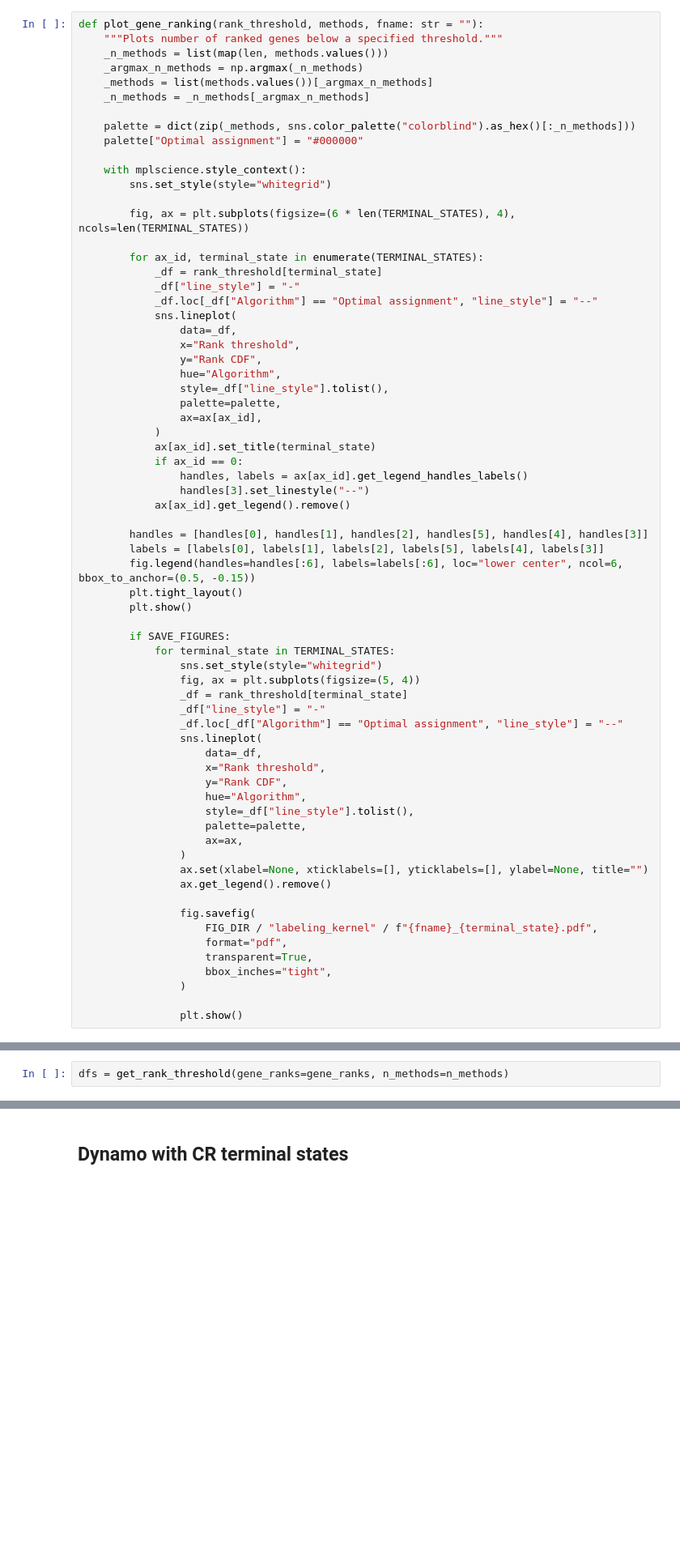
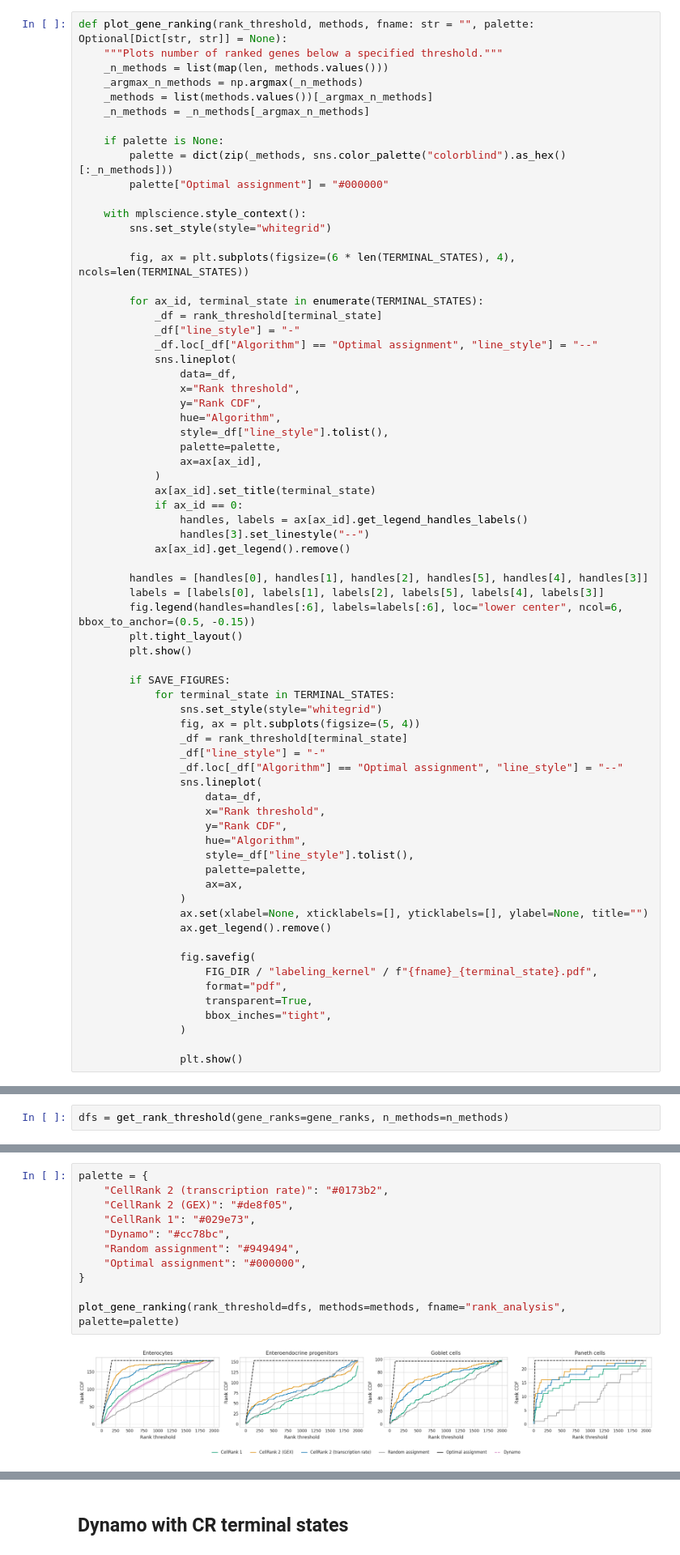
Before and after one commit to theislab/cellrank2_reproducibility, a Jupyter notebook: _sources/labeling_kernel/method_comparison.ipynb, the cells around one changed output, grey strips where cells are left out. Shown: that part at 81% size. Cells and saved outputs as stored; diff of their text form; blank space fills up the shorter version.

```diff
--- a/_sources/labeling_kernel/method_comparison.ipynb
+++ b/_sources/labeling_kernel/method_comparison.ipynb
@@ -150,15 +159,16 @@ def get_rank_threshold(gene_ranks, n_methods):
             dfs[terminal_state]["Rank threshold"] = np.concatenate([rank_threshold] * n_methods[terminal_state])
     return dfs
 # %%
-def plot_gene_ranking(rank_threshold, methods, fname: str = ""):
+def plot_gene_ranking(rank_threshold, methods, fname: str = "", palette: Optional[Dict[str, str]] = None):
     """Plots number of ranked genes below a specified threshold."""
     _n_methods = list(map(len, methods.values()))
     _argmax_n_methods = np.argmax(_n_methods)
     _methods = list(methods.values())[_argmax_n_methods]
     _n_methods = _n_methods[_argmax_n_methods]
 
-    palette = dict(zip(_methods, sns.color_palette("colorblind").as_hex()[:_n_methods]))
-    palette["Optimal assignment"] = "#000000"
+    if palette is None:
+        palette = dict(zip(_methods, sns.color_palette("colorblind").as_hex()[:_n_methods]))
+        palette["Optimal assignment"] = "#000000"
 
     with mplscience.style_context():
         sns.set_style(style="whitegrid")
@@ -299,3 +305,16 @@ plot_gene_ranking(rank_threshold=dfs, methods=methods, fname="rank_analysis")
+# %%
+palette = {
+    "CellRank 2 (transcription rate)": "#0173b2",
+    "CellRank 2 (GEX)": "#de8f05",
+    "CellRank 1": "#029e73",
+    "Dynamo": "#cc78bc",
+    "Random assignment": "#949494",
+    "Optimal assignment": "#000000",
+}
+
+plot_gene_ranking(rank_threshold=dfs, methods=methods, fname="rank_analysis", palette=palette)
+# %% [output]
+[figure, added]
 # %%
 optimal_aucs = {}
 
```
Also changed, not shown: parts of 8 cells of this notebook, 6 other files.
